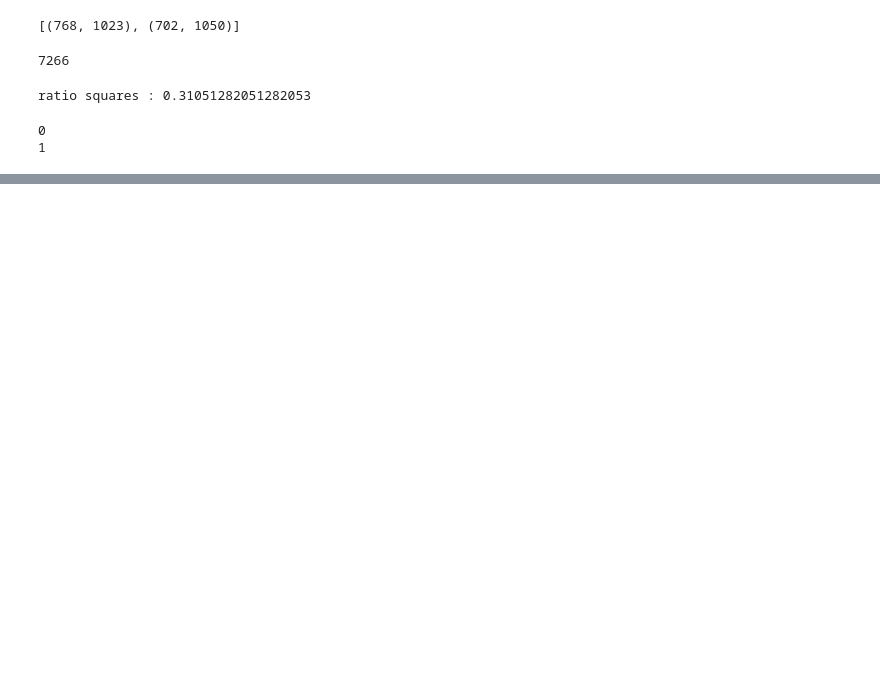
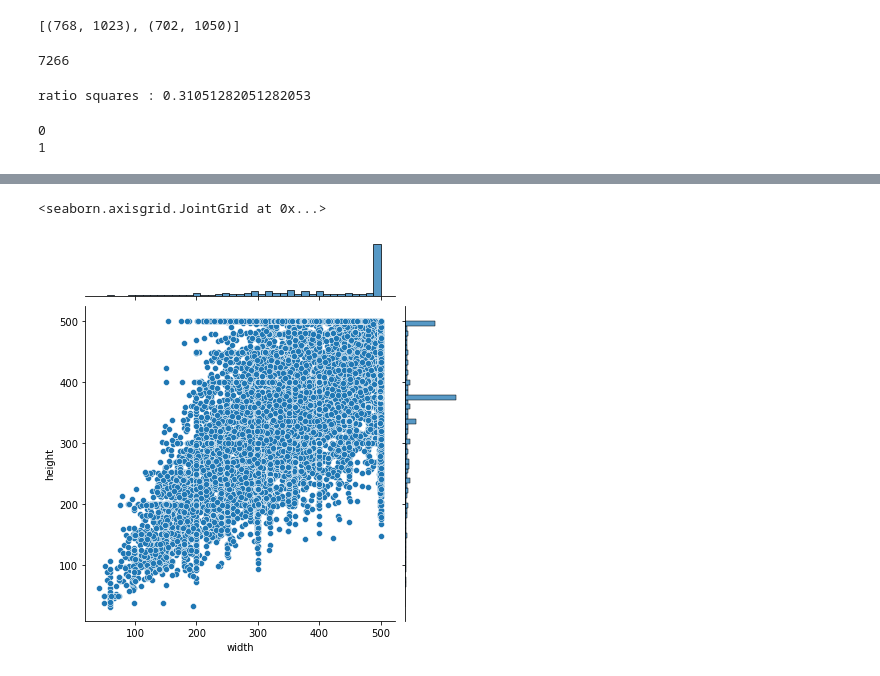
Before and after one commit to Lelelass/Deep-Learning-21, a Jupyter notebook: Labb/lab.ipynb, the cells around one changed output, grey strips where cells are left out. Saved outputs shown, nothing was run; the diff lists cells and outputs as text; code cells hidden in the pictures; blank space fills up the shorter version.

```diff
--- a/Labb/lab.ipynb
+++ b/Labb/lab.ipynb
@@ -108 +89,5 @@ sizes = plot_dimesion_distribution(df)
 oversized pictures : ['cat.835.jpg', 'dog.2317.jpg']
+# %%
+dimesions_df = pd.DataFrame(sizes, columns =['height', 'width'])
+dimesions_df_complte = pd.merge(df, dimesions_df, left_index=True, right_index=True)
+dimesions_df_complte
@@ -133,0 +155,8 @@ tiny_test_filenames, tiny_val_filenames, tiny_train_filemnames = Complete_set_sp
+# %%
+oversized_pictures = ['cat.835.jpg', 'dog.2317.jpg']
+dimesions_df_complte = dimesions_df_complte[~dimesions_df_complte['filename'].isin(oversized_pictures)]
+# %%
+sns.jointplot(data=dimesions_df_complte, x='width', y='height')
+# %% [output]
+<seaborn.axisgrid.JointGrid at 0x...>
+[figure, added]
```
Also changed, not shown: parts of 6 cells of this notebook, 1 other file.
